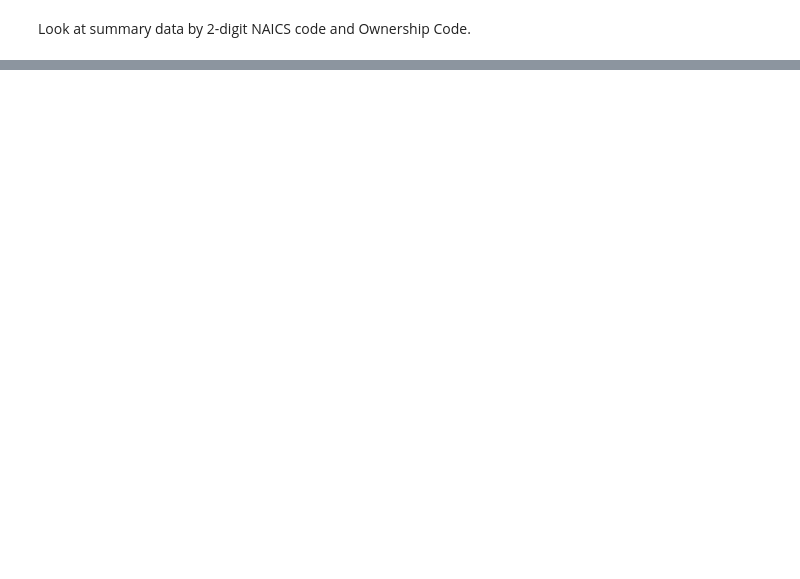
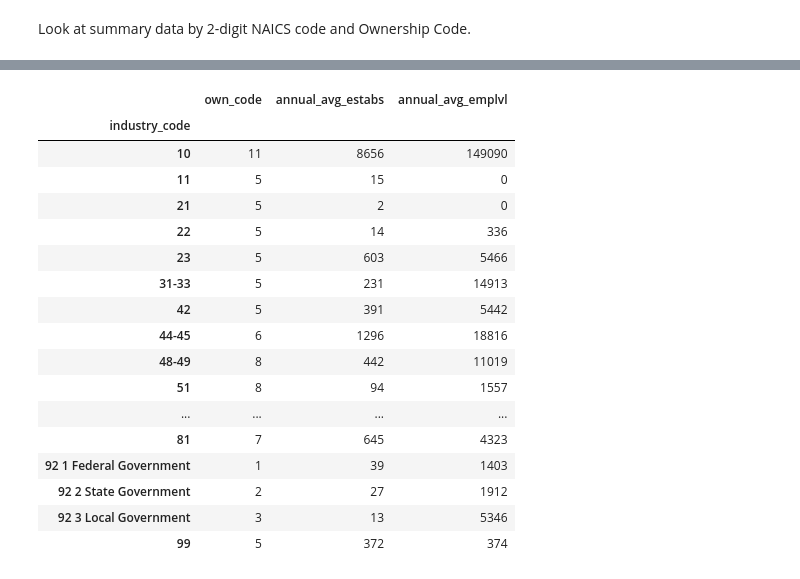
Before and after one commit to npr99/PlanningMethods, a Jupyter notebook: Location_Quotient_Using_BLS_QCEW.ipynb, the cells around one changed output, grey strips where cells are left out. Saved outputs shown, nothing was run; the diff lists cells and outputs as text; code cells hidden in the pictures; blank space fills up the shorter version.

```diff
--- a/Location_Quotient_Using_BLS_QCEW.ipynb
+++ b/Location_Quotient_Using_BLS_QCEW.ipynb
@@ -142,0 +161,21 @@ blsqcew[['industry_code','own_code','annual_avg_estabs','annual_avg_emplvl']].lo
+# %%
+blsqcew_2digit.groupby(by="industry_code").sum()
+# %% [output]
+|  | own_code | annual_avg_estabs | annual_avg_emplvl |
+| industry_code |  |  |  |
+| 10 | 11 | 8656 | 149090 |
+| 11 | 5 | 15 | 0 |
+| 21 | 5 | 2 | 0 |
+| 22 | 5 | 14 | 336 |
+| 23 | 5 | 603 | 5466 |
+| 31-33 | 5 | 231 | 14913 |
+| 42 | 5 | 391 | 5442 |
+| 44-45 | 6 | 1296 | 18816 |
+| 48-49 | 8 | 442 | 11019 |
+| 51 | 8 | 94 | 1557 |
+| ... | ... | ... | ... |
+| 81 | 7 | 645 | 4323 |
+| 92 1 Federal Government | 1 | 39 | 1403 |
+| 92 2 State Government | 2 | 27 | 1912 |
+| 92 3 Local Government | 3 | 13 | 5346 |
+| 99 | 5 | 372 | 374 |
```
Also changed, not shown: parts of 8 cells of this notebook.
